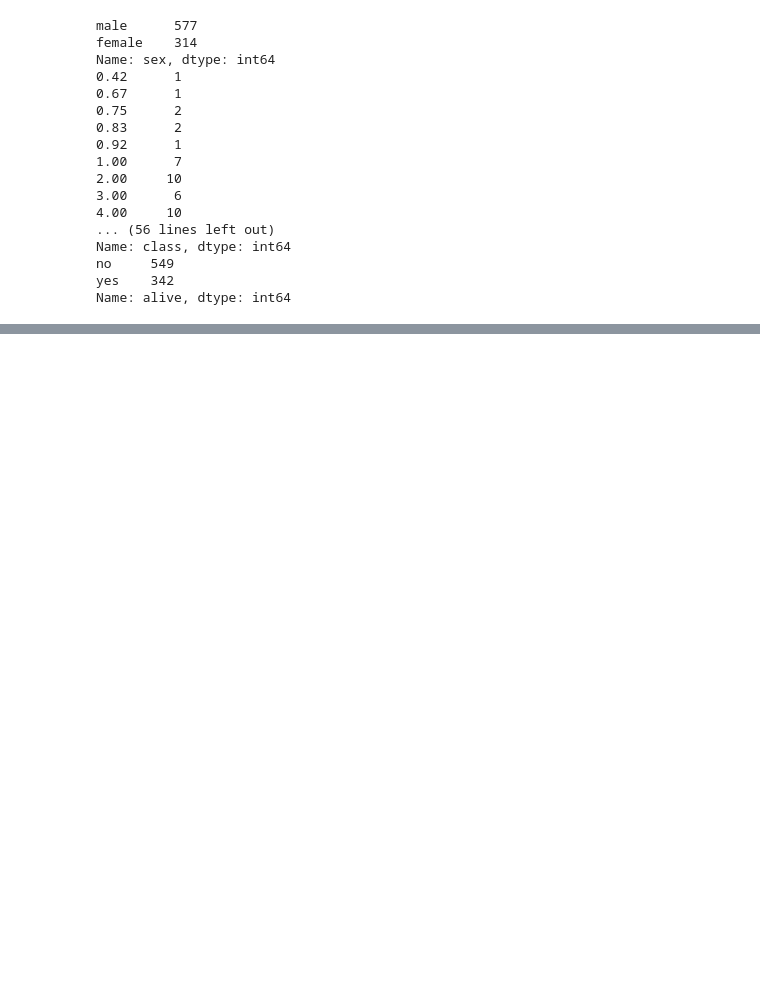
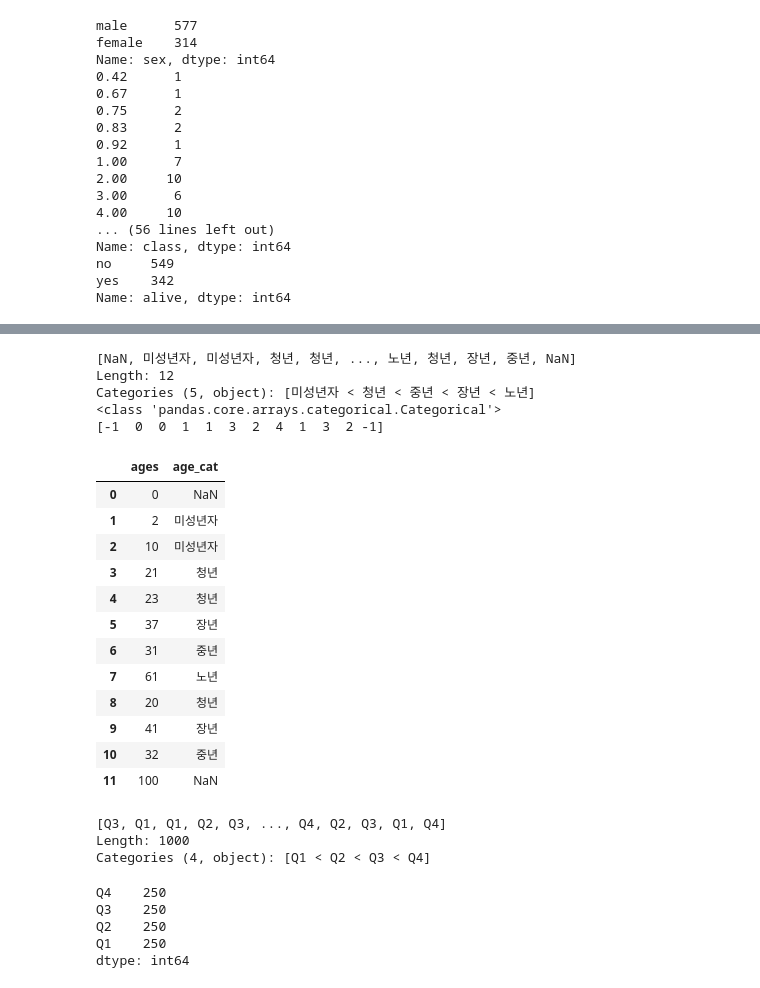
Before and after one commit to LEEDANHEE/study, a Jupyter notebook: pandas/pandas data manipulation.ipynb, the cells around one changed output, grey strips where cells are left out. Cells and saved outputs as stored; diff of their text form; code cells hidden in the pictures; blank space fills up the shorter version.

```diff
--- a/pandas/pandas data manipulation.ipynb
+++ b/pandas/pandas data manipulation.ipynb
@@ -190,0 +297,48 @@ titanic.head()
+# %%
+ages = [0, 2, 10, 21, 23, 37, 31, 61, 20, 41, 32, 100]
+bins = [1, 15, 25, 35, 60, 99]
+labels = ["미성년자", "청년", "중년", "장년", "노년"]
+cats = pd.cut(ages, bins, labels=labels)
+print(cats)
+print(type(cats))
+print(cats.codes)
+# %% [output]
+[NaN, 미성년자, 미성년자, 청년, 청년, ..., 노년, 청년, 장년, 중년, NaN]
+Length: 12
+Categories (5, object): [미성년자 < 청년 < 중년 < 장년 < 노년]
+<class 'pandas.core.arrays.categorical.Categorical'>
+[-1  0  0  1  1  3  2  4  1  3  2 -1]
+# %%
+df4 = pd.DataFrame(ages, columns=["ages"])
+df4["age_cat"] = pd.cut(df4.ages, bins, labels=labels)
+df4
+# %% [output]
+|  | ages | age_cat |
+| 0 | 0 | NaN |
+| 1 | 2 | 미성년자 |
+| 2 | 10 | 미성년자 |
+| 3 | 21 | 청년 |
+| 4 | 23 | 청년 |
+| 5 | 37 | 장년 |
+| 6 | 31 | 중년 |
+| 7 | 61 | 노년 |
+| 8 | 20 | 청년 |
+| 9 | 41 | 장년 |
+| 10 | 32 | 중년 |
+| 11 | 100 | NaN |
+# %%
+data = np.random.randn(1000)
+cats = pd.qcut(data, 4, labels=["Q1", "Q2", "Q3", "Q4"])
+cats
+# %% [output]
+[Q3, Q1, Q1, Q2, Q3, ..., Q4, Q2, Q3, Q1, Q4]
+Length: 1000
+Categories (4, object): [Q1 < Q2 < Q3 < Q4]
+# %%
+pd.value_counts(cats)
+# %% [output]
+Q4    250
+Q3    250
+Q2    250
+Q1    250
+dtype: int64
```
Also changed, not shown: parts of 21 cells of this notebook.
